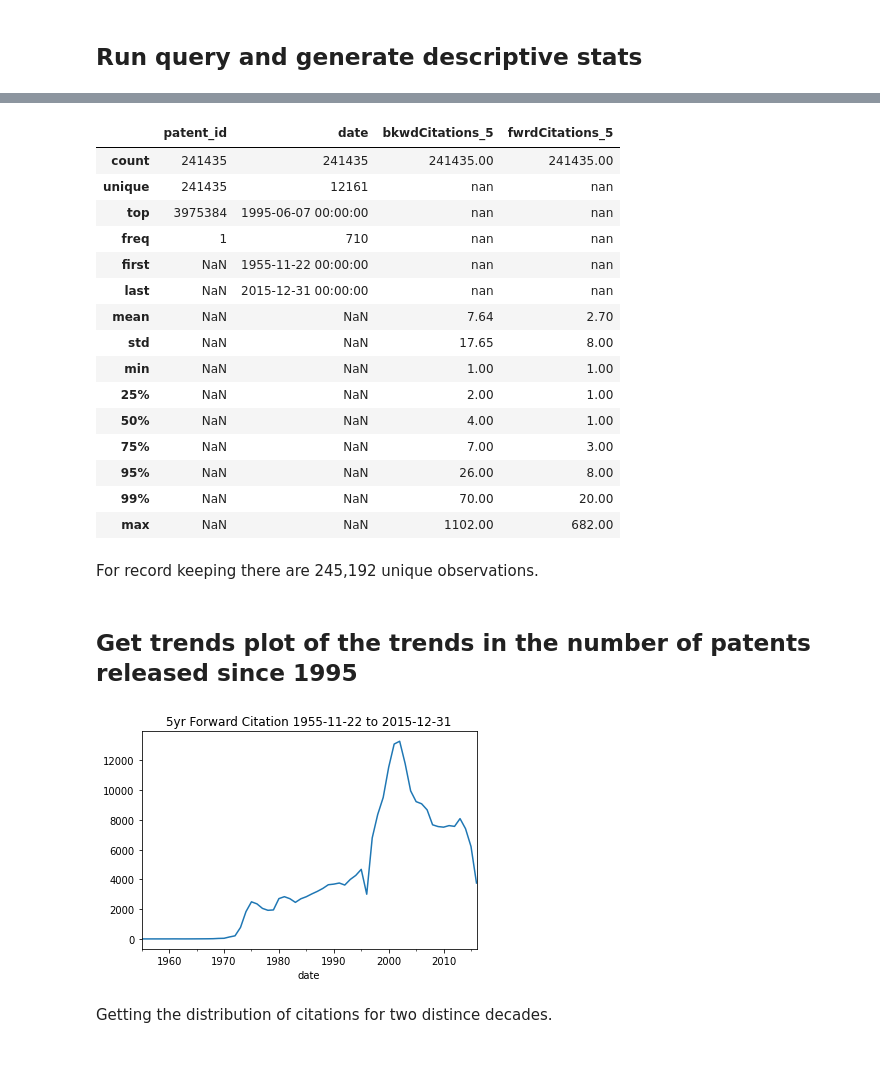
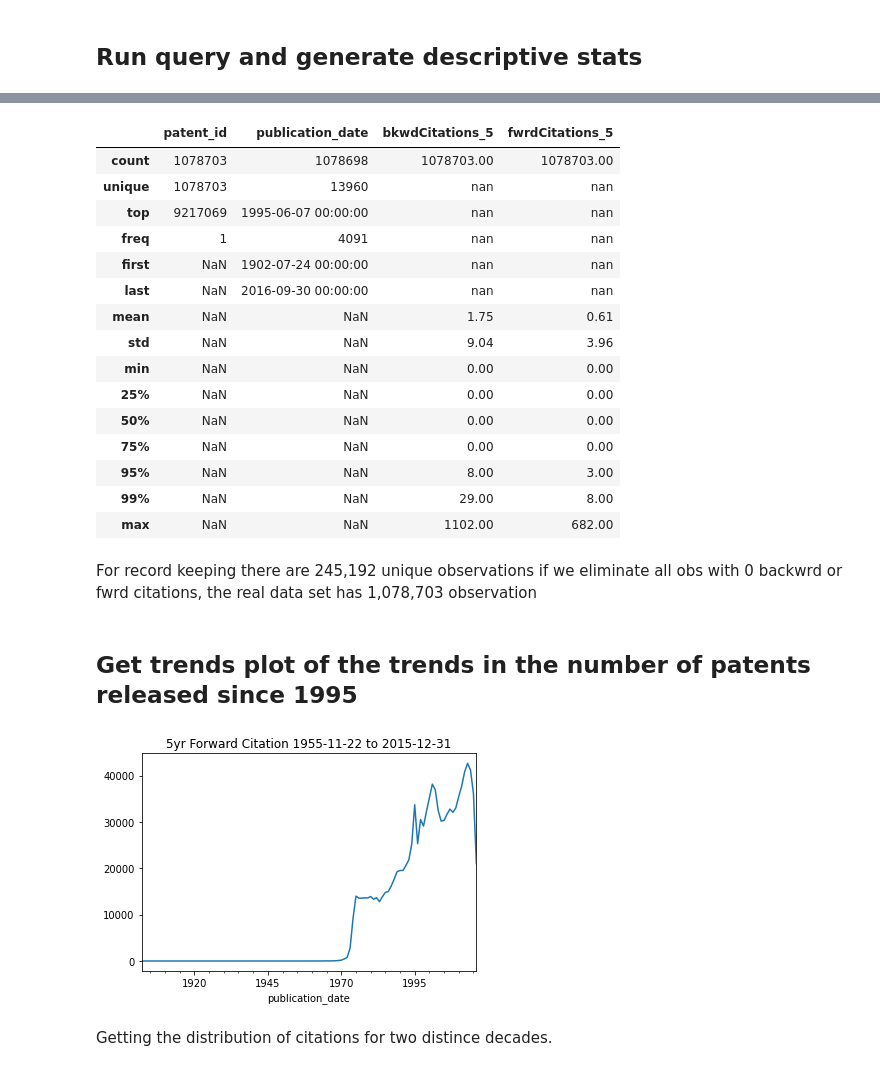
Before and after one commit to jdanene/patent-language-modeling, a Jupyter notebook: src/build/code/getDescriptiveStats.ipynb, the cells around one changed output, grey strips where cells are left out. Saved outputs shown, nothing was run; the diff lists cells and outputs as text; code cells hidden in the pictures.

```diff
--- a/src/build/code/getDescriptiveStats.ipynb
+++ b/src/build/code/getDescriptiveStats.ipynb
@@ -60,44 +67,44 @@ list(df)
 # %%
-maskValid = (df['date'] < '2016-1-1')
-df['date'] = pd.to_datetime(df['date'], errors="coerce",format="%Y-%m-%d")
+maskValid = (df['publication_date'] < '2016-1-1')
+df['publication_date'] = pd.to_datetime(df['publication_date'], errors="coerce",format="%Y-%m-%d")
 df = df.loc[maskValid]
 # %%
 pd.set_option('display.float_format', lambda x: '%.2f' % x)
 df.astype({'bkwdCitations_5': 'int32','fwrdCitations_5': 'int32' }).dtypes
 df.describe(include='all', percentiles=[.25, .5, .75, .95,.99])
 # %% [output]
-|  | patent_id | date | bkwdCitations_5 | fwrdCitations_5 |
-| count | 241435 | 241435 | 241435.00 | 241435.00 |
-| unique | 241435 | 12161 | nan | nan |
-| top | 3975384 | 1995-06-07 00:00:00 | nan | nan |
-| freq | 1 | 710 | nan | nan |
-| first | NaN | 1955-11-22 00:00:00 | nan | nan |
-| last | NaN | 2015-12-31 00:00:00 | nan | nan |
-| mean | NaN | NaN | 7.64 | 2.70 |
-| std | NaN | NaN | 17.65 | 8.00 |
-| min | NaN | NaN | 1.00 | 1.00 |
-| 25% | NaN | NaN | 2.00 | 1.00 |
-| 50% | NaN | NaN | 4.00 | 1.00 |
-| 75% | NaN | NaN | 7.00 | 3.00 |
-| 95% | NaN | NaN | 26.00 | 8.00 |
-| 99% | NaN | NaN | 70.00 | 20.00 |
+|  | patent_id | publication_date | bkwdCitations_5 | fwrdCitations_5 |
+| count | 1078703 | 1078698 | 1078703.00 | 1078703.00 |
+| unique | 1078703 | 13960 | nan | nan |
+| top | 9217069 | 1995-06-07 00:00:00 | nan | nan |
+| freq | 1 | 4091 | nan | nan |
+| first | NaN | 1902-07-24 00:00:00 | nan | nan |
+| last | NaN | 2016-09-30 00:00:00 | nan | nan |
+| mean | NaN | NaN | 1.75 | 0.61 |
+| std | NaN | NaN | 9.04 | 3.96 |
+| min | NaN | NaN | 0.00 | 0.00 |
+| 25% | NaN | NaN | 0.00 | 0.00 |
+| 50% | NaN | NaN | 0.00 | 0.00 |
+| 75% | NaN | NaN | 0.00 | 0.00 |
+| 95% | NaN | NaN | 8.00 | 3.00 |
+| 99% | NaN | NaN | 29.00 | 8.00 |
 | max | NaN | NaN | 1102.00 | 682.00 |
 # %% [markdown]
-For record keeping there are 245,192 unique observations.
+For record keeping there are 245,192 unique observations if we eliminate all obs with 0 backwrd or fwrd citations, the real data set has 1,078,703 observation
 # %% [markdown]
 ## Get trends plot of the trends in the number of patents released since 1995
 # %%
 import matplotlib.pylab as plt
 
 #maskEarly = (df['date'] > '1970-1-1') & (df['date'] <= '1980-1-1')
 #maskLate = (df['date'] > '2010-1-1') & (df['date'] < '2016-1-1')
 #maskValid = (df['date'] < '2016-1-1')
 
 # Get the counts +
-ax = df['date'].groupby(df.date.dt.to_period("Y")).agg('count').plot(title="5yr Forward Citation 1955-11-22 to 2015-12-31")
+ax = df['publication_date'].groupby(df.publication_date.dt.to_period("Y")).agg('count').plot(title="BioTech Patents from 1955-11-22 to 2015-12-31")
 plt.show()
 # %% [output]
-[figure, old version]
+[figure, new version]
 # %% [markdown]
 Getting the distribution of citations for two distince decades.
 # %%
```
Also changed, not shown: parts of 6 cells of this notebook.
